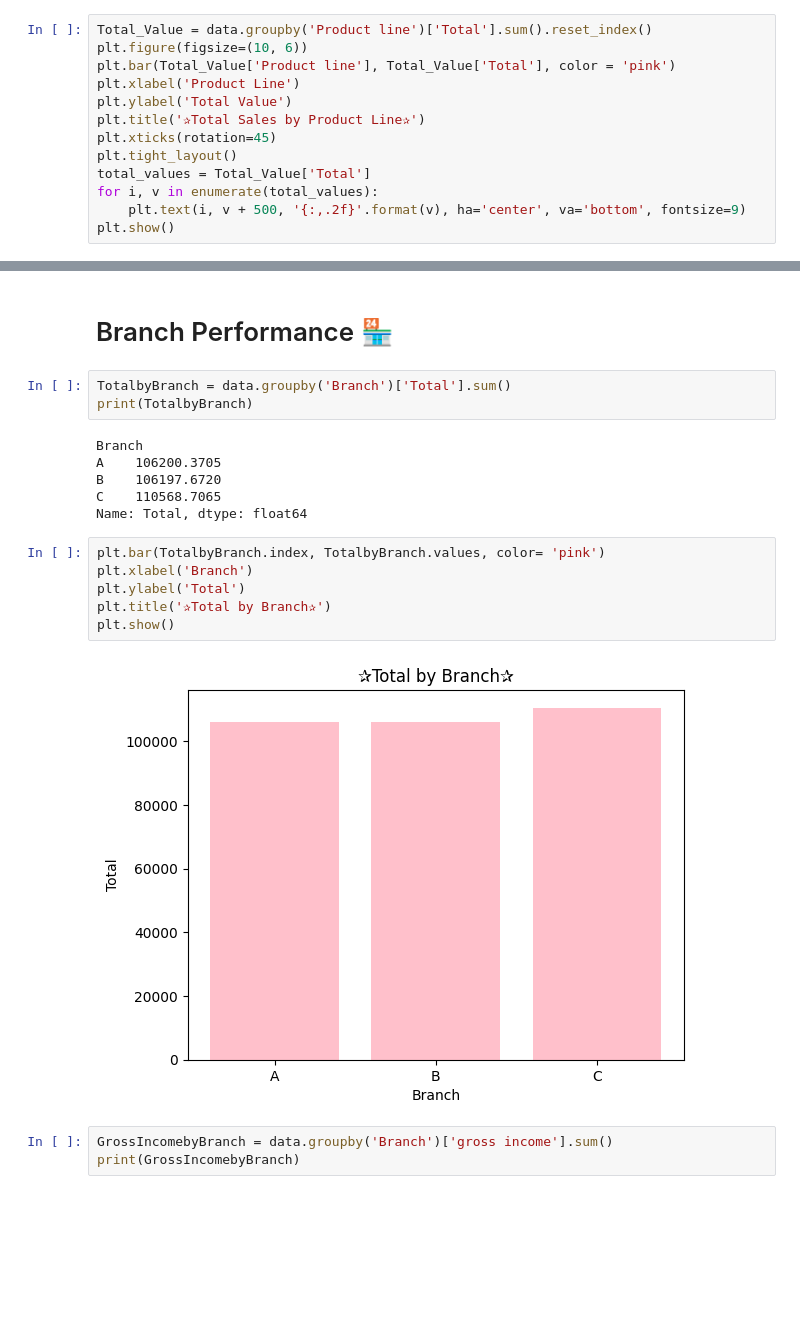
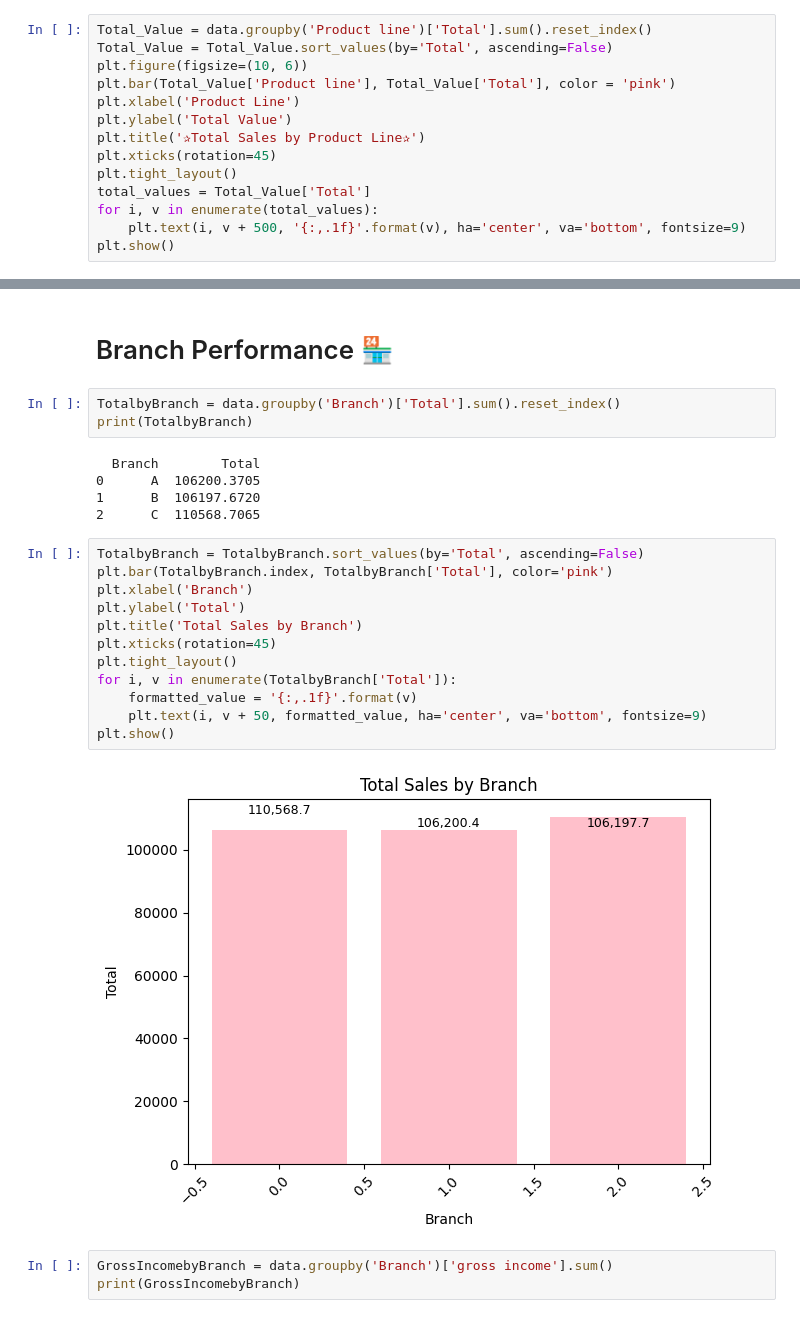
Before and after one commit to irisdev06/Super-Market-Data-Analysis, a Jupyter notebook: SuperNovaMartSalesAnalysis .ipynb, the cells around one changed output, grey strips where cells are left out. Cells and saved outputs as stored; diff of their text form; blank space fills up the shorter version.

Commit message:
Sorting the data and Styling The Visualizations

```diff
--- a/SuperNovaMartSalesAnalysis .ipynb
+++ b/SuperNovaMartSalesAnalysis .ipynb
@@ -107,6 +107,7 @@ print({Total_Cogs})
 # Product Performance ✨
 # %%
 Total_Value = data.groupby('Product line')['Total'].sum().reset_index()
+Total_Value = Total_Value.sort_values(by='Total', ascending=False)
 plt.figure(figsize=(10, 6))
 plt.bar(Total_Value['Product line'], Total_Value['Total'], color = 'pink')
 plt.xlabel('Product Line')
@@ -116,6 +117,6 @@ plt.xticks(rotation=45)
 plt.tight_layout()
 total_values = Total_Value['Total']
 for i, v in enumerate(total_values):
-    plt.text(i, v + 500, '{:,.2f}'.format(v), ha='center', va='bottom', fontsize=9)
+    plt.text(i, v + 500, '{:,.1f}'.format(v), ha='center', va='bottom', fontsize=9)
 plt.show()
 # %% [output]
@@ -166,22 +124,27 @@ plt.show()
 # %% [markdown]
 # Branch Performance 🏪
 # %%
-TotalbyBranch = data.groupby('Branch')['Total'].sum()
+TotalbyBranch = data.groupby('Branch')['Total'].sum().reset_index()
 print(TotalbyBranch)
 # %% [output]
-Branch
-A    106200.3705
-B    106197.6720
-C    110568.7065
-Name: Total, dtype: float64
+  Branch        Total
+0      A  106200.3705
+1      B  106197.6720
+2      C  110568.7065
 # %%
-plt.bar(TotalbyBranch.index, TotalbyBranch.values, color= 'pink')
+TotalbyBranch = TotalbyBranch.sort_values(by='Total', ascending=False)
+plt.bar(TotalbyBranch.index, TotalbyBranch['Total'], color='pink')
 plt.xlabel('Branch')
 plt.ylabel('Total')
-plt.title('✰Total by Branch✰')
+plt.title('Total Sales by Branch')
+plt.xticks(rotation=45)
+plt.tight_layout()
+for i, v in enumerate(TotalbyBranch['Total']):
+    formatted_value = '{:,.1f}'.format(v)
+    plt.text(i, v + 50, formatted_value, ha='center', va='bottom', fontsize=9)
 plt.show()
 # %% [output]
-[figure, old version]
+[figure, new version]
 # %%
 GrossIncomebyBranch = data.groupby('Branch')['gross income'].sum()
 print(GrossIncomebyBranch)
```
Also changed, not shown: parts of 10 cells of this notebook.
